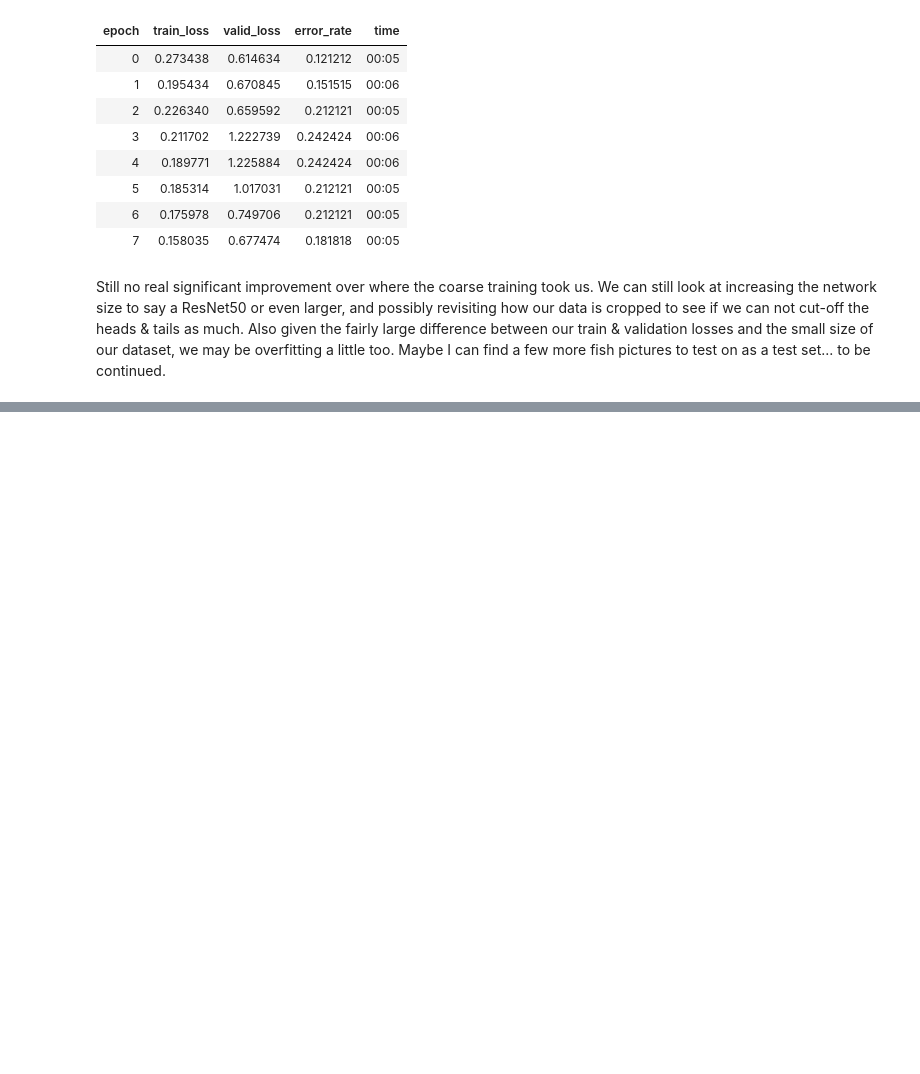
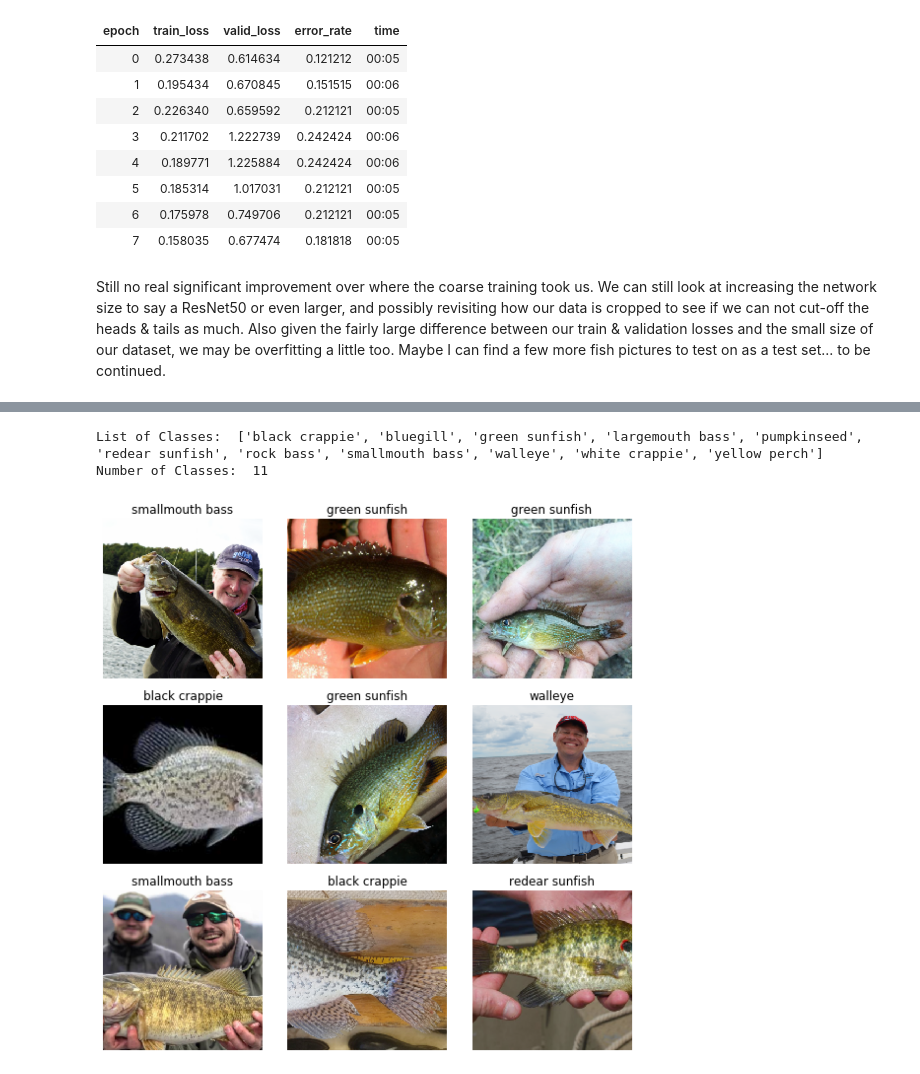
Before and after one commit to JQCoburn/fish-id, a Jupyter notebook: Lesson 1 Fish Identification Model.ipynb, the cells around one changed output, grey strips where cells are left out. Cells and saved outputs as stored; diff of their text form; code cells hidden in the pictures; blank space fills up the shorter version.

```diff
--- a/Lesson 1 Fish Identification Model.ipynb
+++ b/Lesson 1 Fish Identification Model.ipynb
@@ -171,0 +176,10 @@ Still no real significant improvement over where the coarse training took us. We
+# %%
+data_path = Path('./train_data/')
+data = ImageDataBunch.from_folder(path=data_path, valid_pct=0.1, ds_tfms=get_transforms(), size=299, bs=32).normalize()
+data.show_batch(rows=3, figsize=(8,8))
+print("List of Classes: ",data.classes)
+print("Number of Classes: ", data.c)
+# %% [output]
+List of Classes:  ['black crappie', 'bluegill', 'green sunfish', 'largemouth bass', 'pumpkinseed', 'redear sunfish', 'rock bass', 'smallmouth bass', 'walleye', 'white crappie', 'yellow perch']
+Number of Classes:  11
+[figure, added]
```
Also changed, not shown: parts of 12 cells of this notebook.
